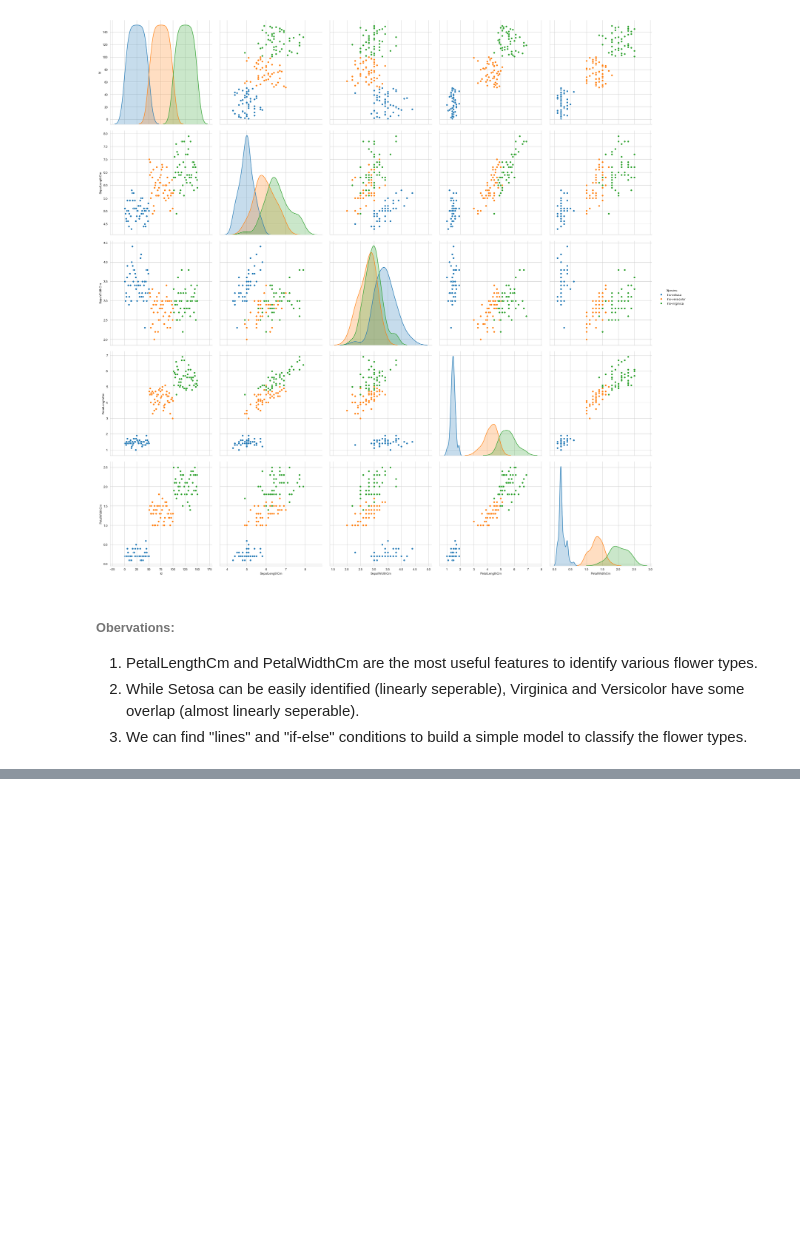
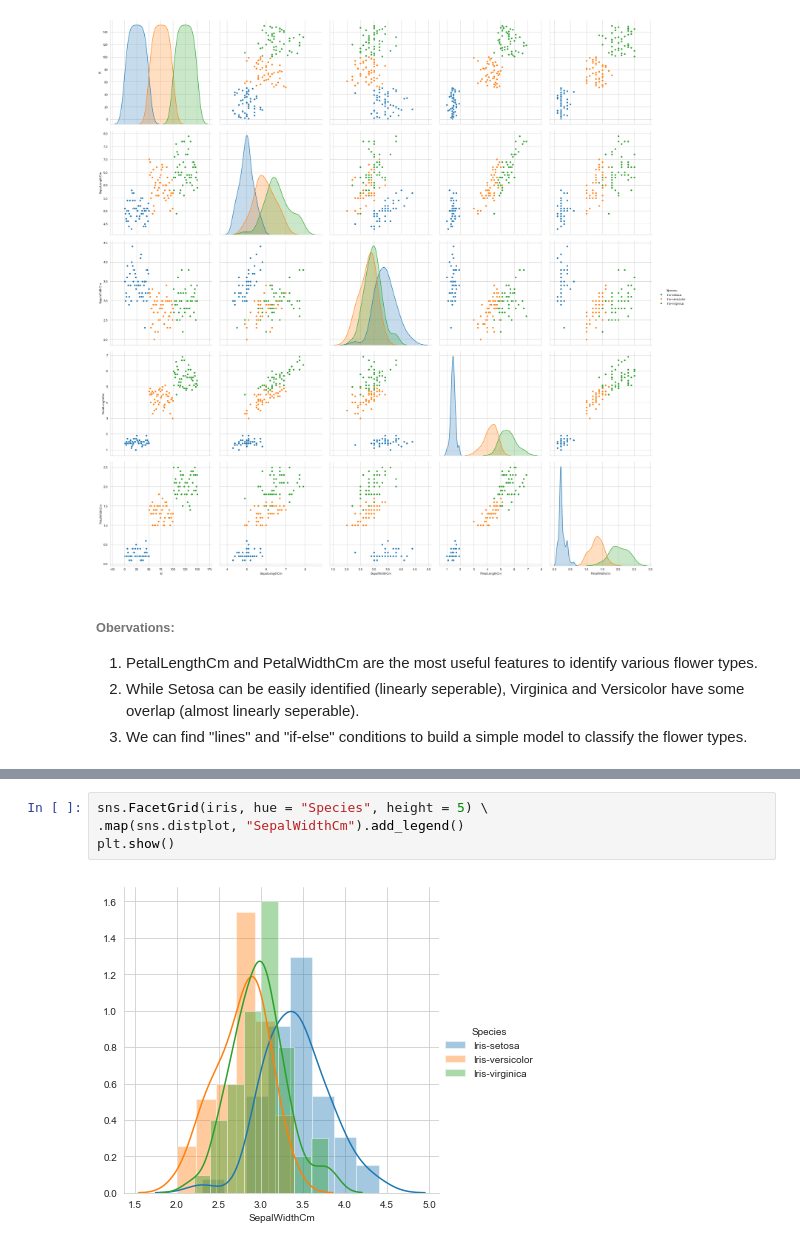
Before and after one commit to Johnny-Morgan/Python-Data-Science, a Jupyter notebook: Iris Flower Dataset/Iris Flower Dataset.ipynb, the cells around one changed output, grey strips where cells are left out. Saved outputs shown, nothing was run; the diff lists cells and outputs as text; blank space fills up the shorter version.

```diff
--- a/Iris Flower Dataset/Iris Flower Dataset.ipynb
+++ b/Iris Flower Dataset/Iris Flower Dataset.ipynb
@@ -58,0 +79,6 @@ plt.show()
+# %%
+sns.FacetGrid(iris, hue = "Species", height = 5) \
+.map(sns.distplot, "SepalWidthCm").add_legend()
+plt.show()
+# %% [output]
+[figure, added]
```
Also changed, not shown: parts of 4 cells of this notebook.
